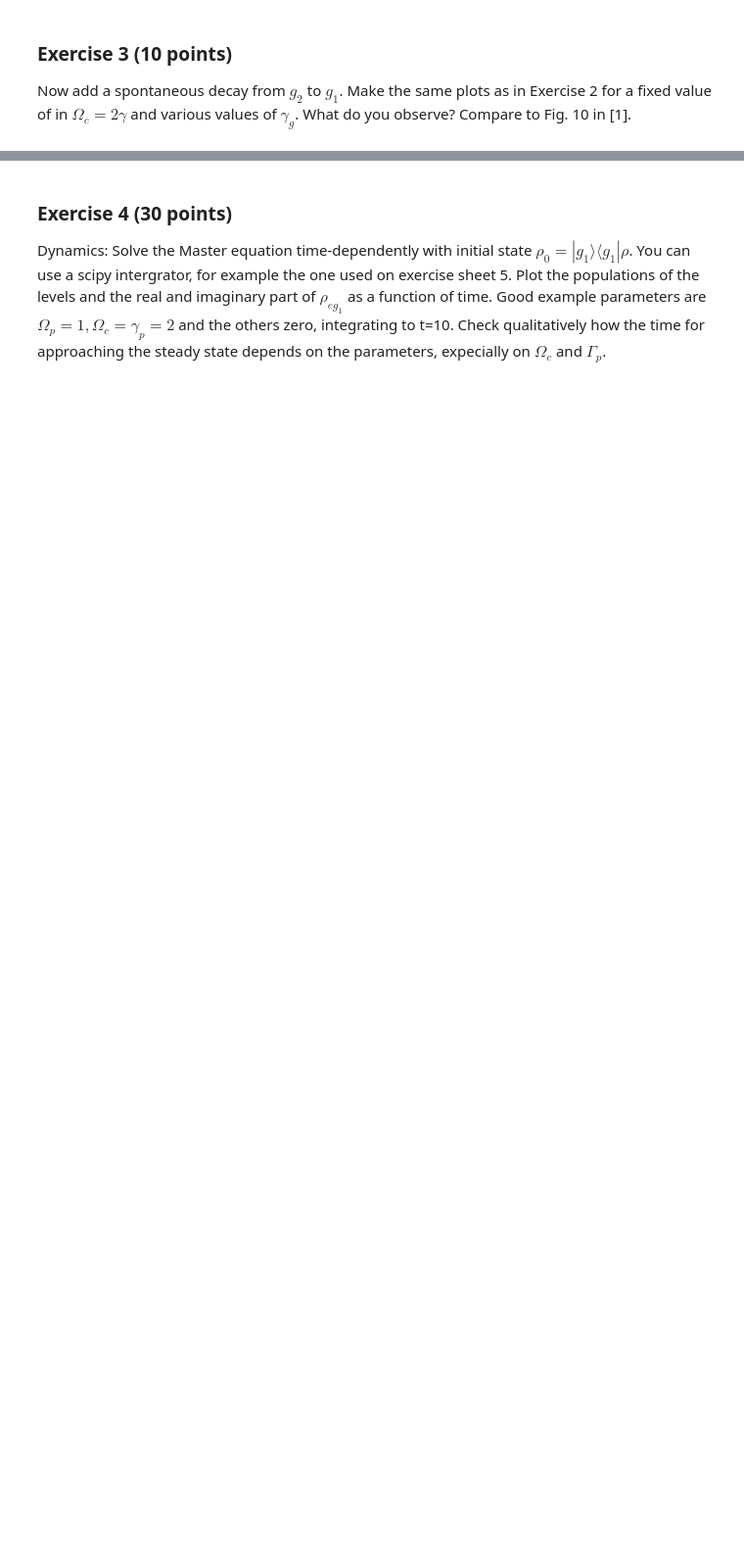
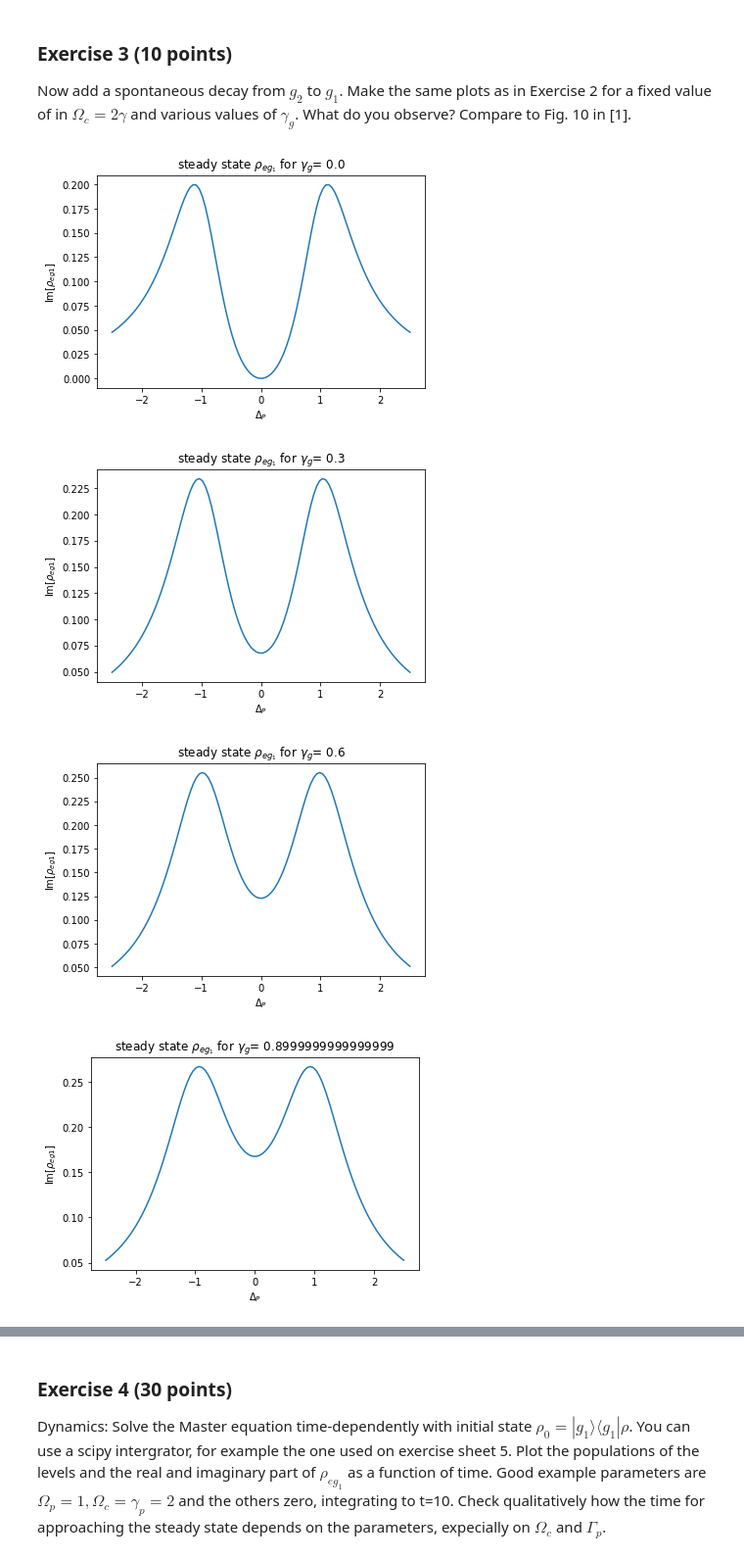
Before and after one commit to ml4cdeca/ComputationalQuantumDynamics, a Jupyter notebook: blatt9/exercise9.ipynb, the cells around one changed output, grey strips where cells are left out. Shown: that part at 98% size. Saved outputs shown, nothing was run; the diff lists cells and outputs as text; code cells hidden in the pictures; blank space fills up the shorter version.

```diff
--- a/blatt9/exercise9.ipynb
+++ b/blatt9/exercise9.ipynb
@@ -61,3 +210,28 @@ Scan the probe detuning $\Delta_p$ at resonant coupling beam ($\Delta_c=0$). Plo
 ### Exercise 3 (10 points)
 
 Now add a spontaneous decay from $g_2$ to $g_1$. Make the same plots as in Exercise 2 for a fixed value of in $\Omega_c=2\gamma$ and various values of $\gamma_{g}$. What do you observe? Compare to Fig. 10 in [1].
+# %%
+#looking at different jump strenghts
+Omec, Omep, gamp, gamc, gammag= 2, 1, 1, 0, np.linspace(0,3,11)
+
+for gamma in gammag:
+    steadyr = []
+    steadyi = []
+
+    for dp in Delp:
+        L = liouvillian(hamiltonian(Omep,Omec,delc,dp),jump_op(gamp,gamc,gamma))
+        steady = steady_state(L)[6]
+        steadyr.append(steady.real)
+        steadyi.append(steady.imag)
+
+    #Plotting the results
+    plt.plot(Delp,steadyi)
+    plt.title(r"steady state $\rho_{eg_1}$ for $\gamma_g$= " +str(gamma))
+    plt.ylabel(r"Im[$\rho_{eg1}$]")
+    plt.xlabel("$\Delta_P$")
+    plt.show()
+# %% [output]
+[figure, added]
+[figure, added]
+[figure, added]
+[figure, added]
```
Also changed, not shown: parts of 15 cells of this notebook, 2 other files.
